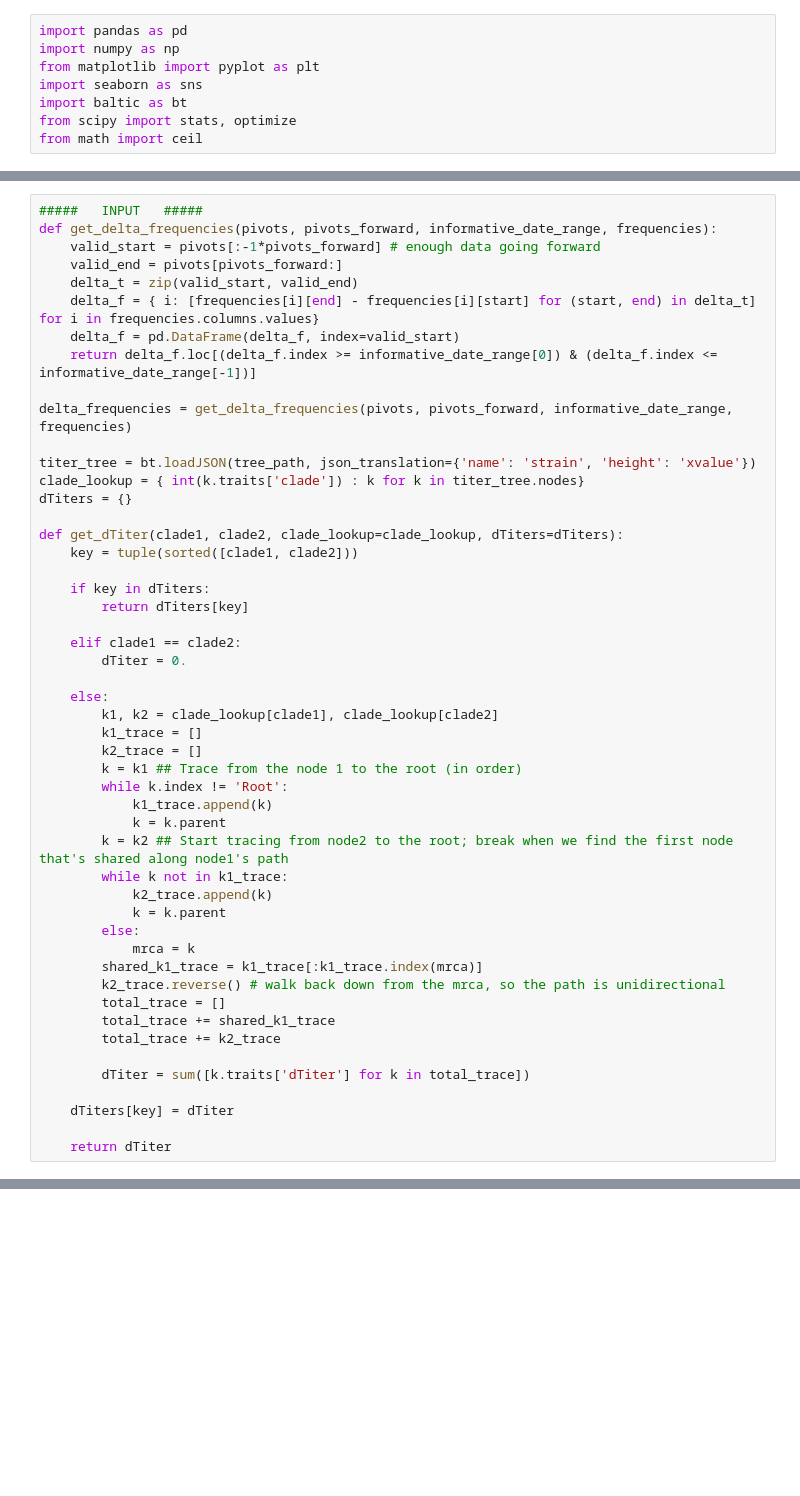
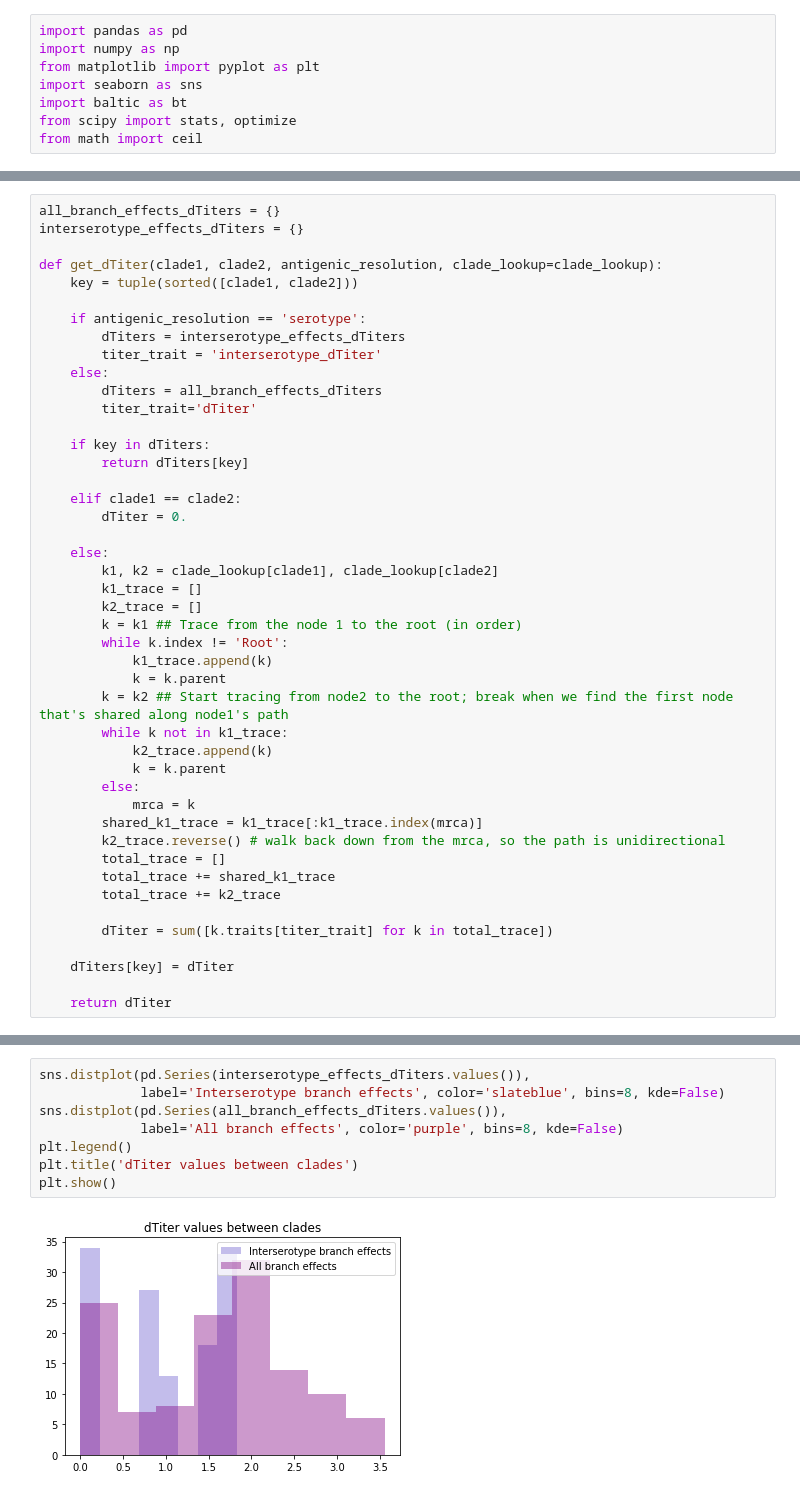
Before and after one commit to blab/dengue-antigenic-dynamics, a Jupyter notebook: scripts/frequencies/population-immunity/modularized-clade-exposure.ipynb, the cells around one changed output, grey strips where cells are left out. Saved outputs shown, nothing was run; the diff lists cells and outputs as text; blank space fills up the shorter version.

```diff
--- a/scripts/frequencies/population-immunity/modularized-clade-exposure.ipynb
+++ b/scripts/frequencies/population-immunity/modularized-clade-exposure.ipynb
@@ -49,21 +91,16 @@ informative_date_range = (informative_pivots[0], informative_pivots[-1])
 # %%
-#####   INPUT   #####
-def get_delta_frequencies(pivots, pivots_forward, informative_date_range, frequencies):
-    valid_start = pivots[:-1*pivots_forward] # enough data going forward
-    valid_end = pivots[pivots_forward:]
-    delta_t = zip(valid_start, valid_end)
-    delta_f = { i: [frequencies[i][end] - frequencies[i][start] for (start, end) in delta_t] for i in frequencies.columns.values}
-    delta_f = pd.DataFrame(delta_f, index=valid_start)
-    return delta_f.loc[(delta_f.index >= informative_date_range[0]) & (delta_f.index <= informative_date_range[-1])]
+all_branch_effects_dTiters = {}
+interserotype_effects_dTiters = {}
 
-delta_frequencies = get_delta_frequencies(pivots, pivots_forward, informative_date_range, frequencies)
+def get_dTiter(clade1, clade2, antigenic_resolution, clade_lookup=clade_lookup):
+    key = tuple(sorted([clade1, clade2]))
 
-titer_tree = bt.loadJSON(tree_path, json_translation={'name': 'strain', 'height': 'xvalue'})
-clade_lookup = { int(k.traits['clade']) : k for k in titer_tree.nodes}
-dTiters = {}
-
-def get_dTiter(clade1, clade2, clade_lookup=clade_lookup, dTiters=dTiters):
-    key = tuple(sorted([clade1, clade2]))
+    if antigenic_resolution == 'serotype':
+        dTiters = interserotype_effects_dTiters
+        titer_trait = 'interserotype_dTiter'
+    else:
+        dTiters = all_branch_effects_dTiters
+        titer_trait='dTiter'
 
     if key in dTiters:
         return dTiters[key]
@@ -91,7 +128,7 @@ def get_dTiter(clade1, clade2, clade_lookup=clade_lookup, dTiters=dTiters):
         total_trace += shared_k1_trace
         total_trace += k2_trace
 
-        dTiter = sum([k.traits['dTiter'] for k in total_trace])
+        dTiter = sum([k.traits[titer_trait] for k in total_trace])
 
     dTiters[key] = dTiter
 
@@ -168,0 +262,10 @@ LinregressResult(slope=-0.0044434915480637332, intercept=0.02817925021477383, rv
+# %%
+sns.distplot(pd.Series(interserotype_effects_dTiters.values()),
+             label='Interserotype branch effects', color='slateblue', bins=8, kde=False)
+sns.distplot(pd.Series(all_branch_effects_dTiters.values()),
+             label='All branch effects', color='purple', bins=8, kde=False)
+plt.legend()
+plt.title('dTiter values between clades')
+plt.show()
+# %% [output]
+[figure, added]
```
Also changed, not shown: parts of 20 cells of this notebook.
